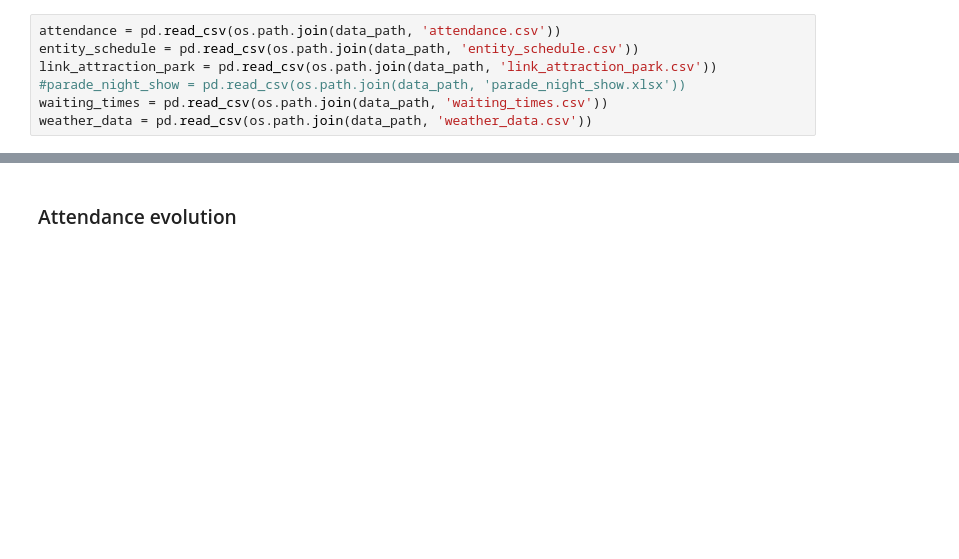
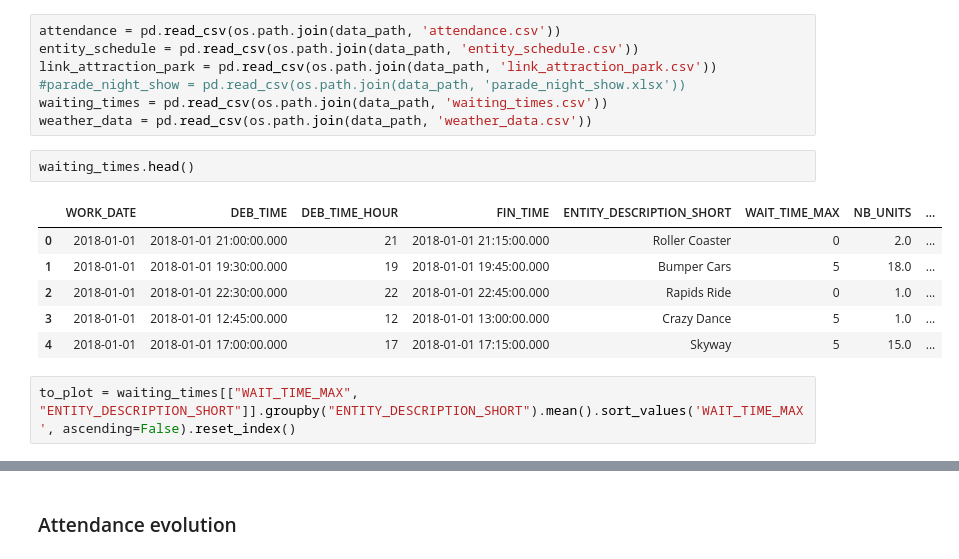
Before and after one commit to AntoineMellerio/regression-waiting-line-ElevenStrategy, a Jupyter notebook: notebooks/0-sandbox-Antoine.ipynb, the cells around one changed output, grey strips where cells are left out. Saved outputs shown, nothing was run; the diff lists cells and outputs as text; blank space fills up the shorter version.

Commit message:
Add figures and plots

```diff
--- a/notebooks/0-sandbox-Antoine.ipynb
+++ b/notebooks/0-sandbox-Antoine.ipynb
@@ -25,3 +25,14 @@ link_attraction_park = pd.read_csv(os.path.join(data_path, 'link_attraction_park
 #parade_night_show = pd.read_csv(os.path.join(data_path, 'parade_night_show.xlsx'))
 waiting_times = pd.read_csv(os.path.join(data_path, 'waiting_times.csv'))
 weather_data = pd.read_csv(os.path.join(data_path, 'weather_data.csv'))
+# %%
+waiting_times.head()
+# %% [output]
+|  | WORK_DATE | DEB_TIME | DEB_TIME_HOUR | FIN_TIME | ENTITY_DESCRIPTION_SHORT | WAIT_TIME_MAX | NB_UNITS | ... |
+| 0 | 2018-01-01 | 2018-01-01 21:00:00.000 | 21 | 2018-01-01 21:15:00.000 | Roller Coaster | 0 | 2.0 | ... |
+| 1 | 2018-01-01 | 2018-01-01 19:30:00.000 | 19 | 2018-01-01 19:45:00.000 | Bumper Cars | 5 | 18.0 | ... |
+| 2 | 2018-01-01 | 2018-01-01 22:30:00.000 | 22 | 2018-01-01 22:45:00.000 | Rapids Ride | 0 | 1.0 | ... |
+| 3 | 2018-01-01 | 2018-01-01 12:45:00.000 | 12 | 2018-01-01 13:00:00.000 | Crazy Dance | 5 | 1.0 | ... |
+| 4 | 2018-01-01 | 2018-01-01 17:00:00.000 | 17 | 2018-01-01 17:15:00.000 | Skyway | 5 | 15.0 | ... |
+# %%
+to_plot = waiting_times[["WAIT_TIME_MAX", "ENTITY_DESCRIPTION_SHORT"]].groupby("ENTITY_DESCRIPTION_SHORT").mean().sort_values('WAIT_TIME_MAX', ascending=False).reset_index()
```
Also changed, not shown: parts of 13 cells of this notebook, 3 other files.
